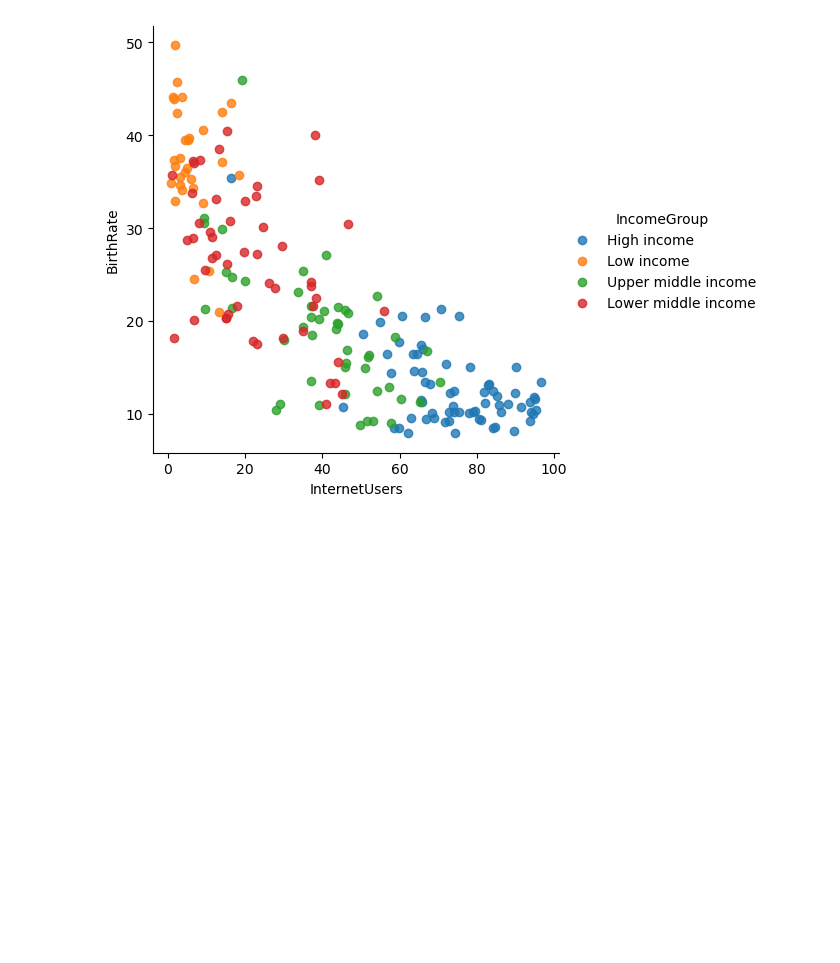
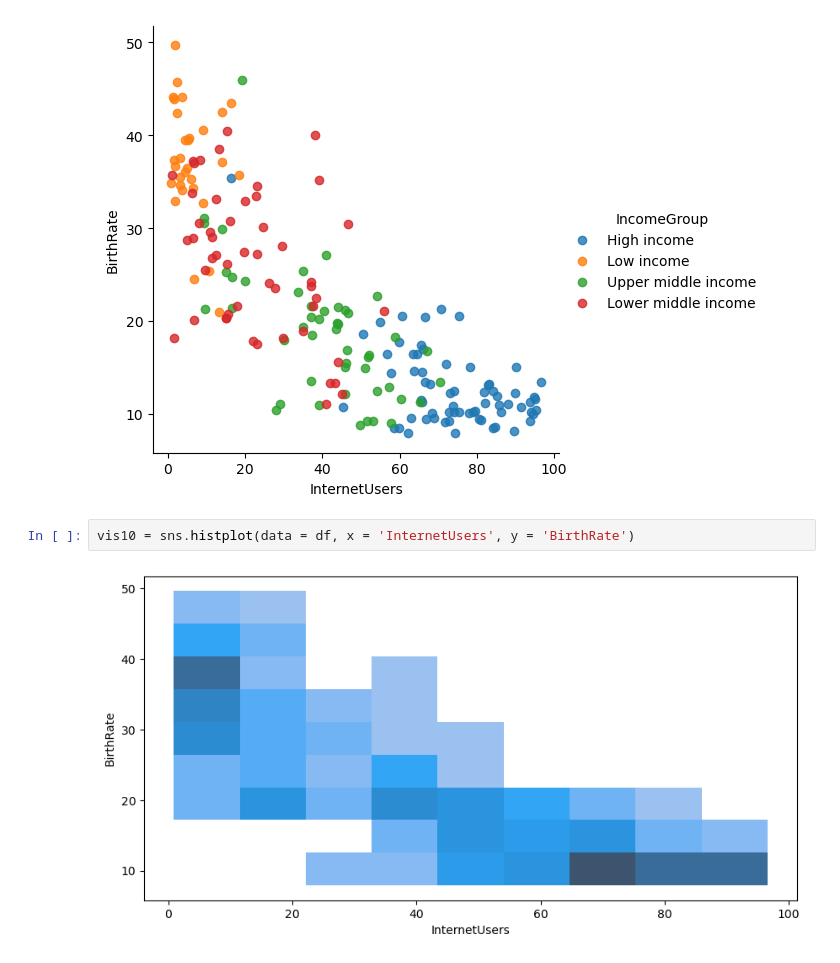
Before and after one commit to Pavan0518/NIT_DatascienceAndAI, a Jupyter notebook: PANDAS & SEABORN/Country_GDP_Analysis.ipynb, the cells around one changed output. Saved outputs shown, nothing was run; the diff lists cells and outputs as text; blank space fills up the shorter version.

```diff
--- a/PANDAS & SEABORN/Country_GDP_Analysis.ipynb
+++ b/PANDAS & SEABORN/Country_GDP_Analysis.ipynb
@@ -1044,3 +1042,7 @@ vis9 = sns.lmplot(data = df, x = 'InternetUsers', y = 'BirthRate', fit_reg=False
 plt.show(vis9)
 # %% [output]
 [figure]
+# %%
+vis10 = sns.histplot(data = df, x = 'InternetUsers', y = 'BirthRate')
+# %% [output]
+[figure, added]
```
Also changed, not shown: parts of 2 cells of this notebook, 1 other file.
